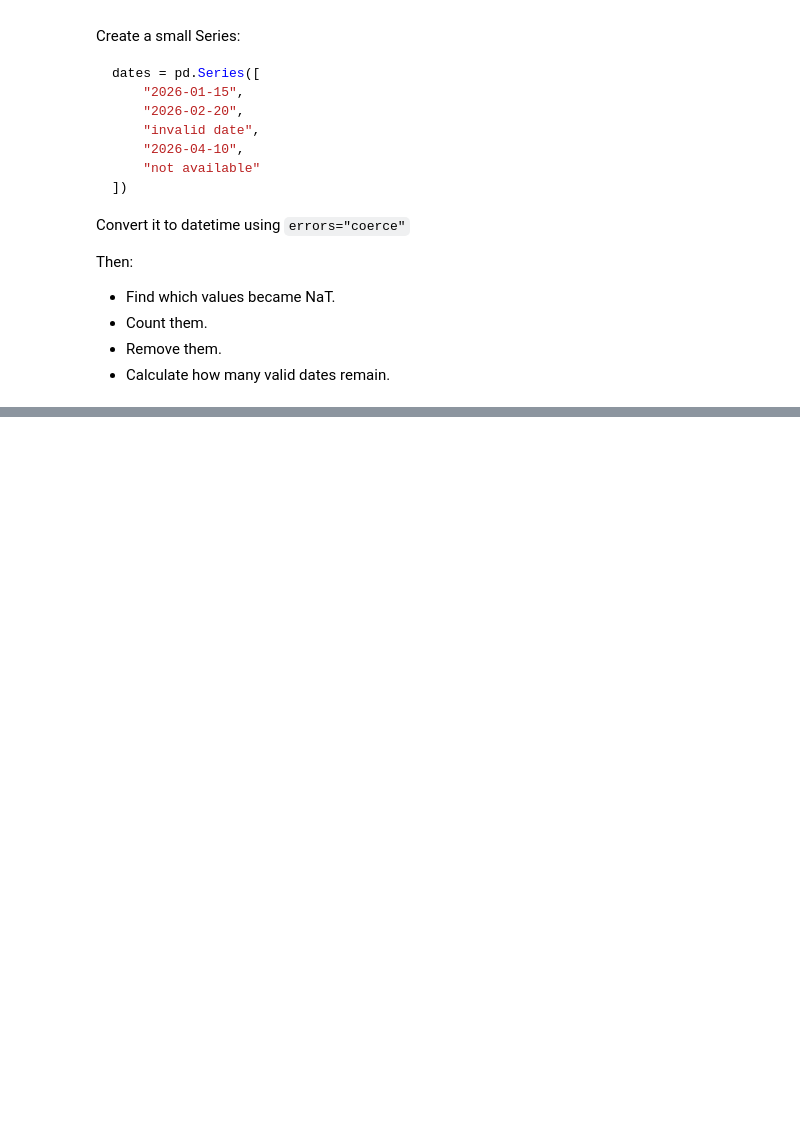
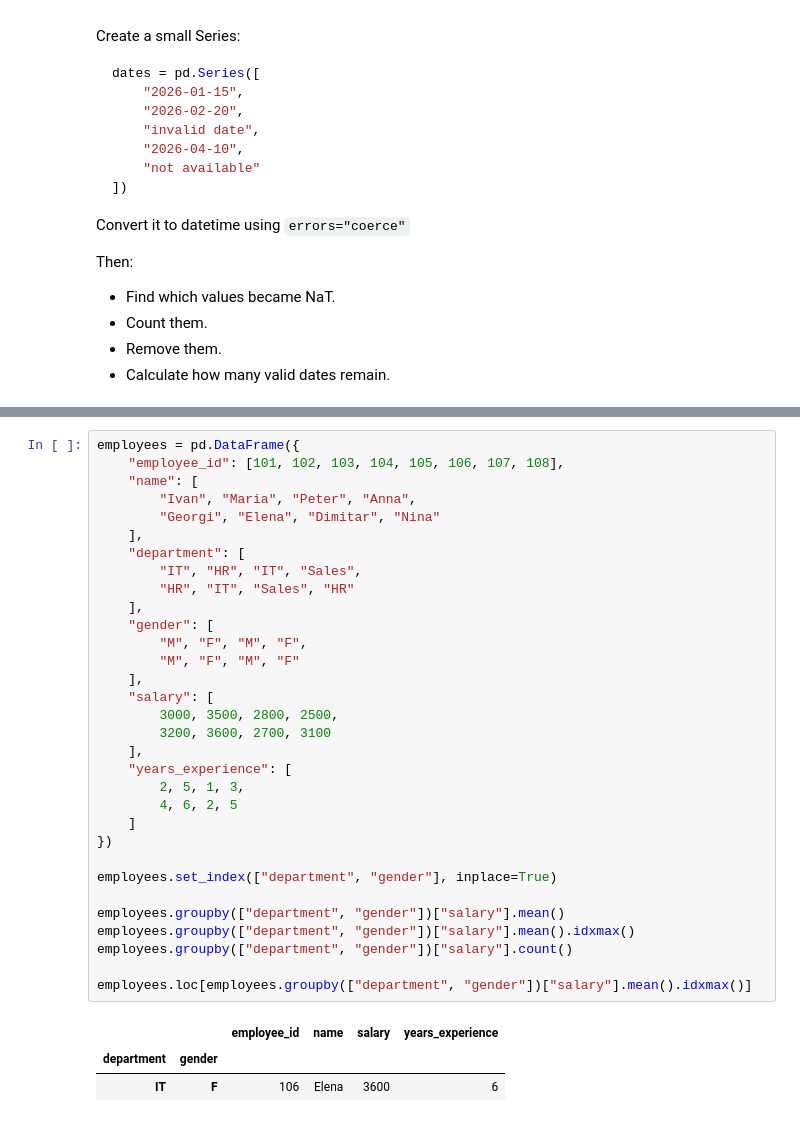
Before and after one commit to manoldzhermanski/Python_Practice, a Jupyter notebook: 03_pandas/pandas_fundamentals.ipynb, the cells around one changed output, grey strips where cells are left out. Cells and saved outputs as stored; diff of their text form; blank space fills up the shorter version.

```diff
--- a/03_pandas/pandas_fundamentals.ipynb
+++ b/03_pandas/pandas_fundamentals.ipynb
@@ -5454,0 +5823,36 @@ dates = dates.dropna()
+# %%
+employees = pd.DataFrame({
+    "employee_id": [101, 102, 103, 104, 105, 106, 107, 108],
+    "name": [
+        "Ivan", "Maria", "Peter", "Anna",
+        "Georgi", "Elena", "Dimitar", "Nina"
+    ],
+    "department": [
+        "IT", "HR", "IT", "Sales",
+        "HR", "IT", "Sales", "HR"
+    ],
+    "gender": [
+        "M", "F", "M", "F",
+        "M", "F", "M", "F"
+    ],
+    "salary": [
+        3000, 3500, 2800, 2500,
+        3200, 3600, 2700, 3100
+    ],
+    "years_experience": [
+        2, 5, 1, 3,
+        4, 6, 2, 5
+    ]
+})
+
+employees.set_index(["department", "gender"], inplace=True)
+
+employees.groupby(["department", "gender"])["salary"].mean()
+employees.groupby(["department", "gender"])["salary"].mean().idxmax()
+employees.groupby(["department", "gender"])["salary"].count()
+
+employees.loc[employees.groupby(["department", "gender"])["salary"].mean().idxmax()]
+# %% [output]
+|  |  | employee_id | name | salary | years_experience |
+| department | gender |  |  |  |  |
+| IT | F | 106 | Elena | 3600 | 6 |
```
Also changed, not shown: parts of 13 cells of this notebook, 1 other file.
